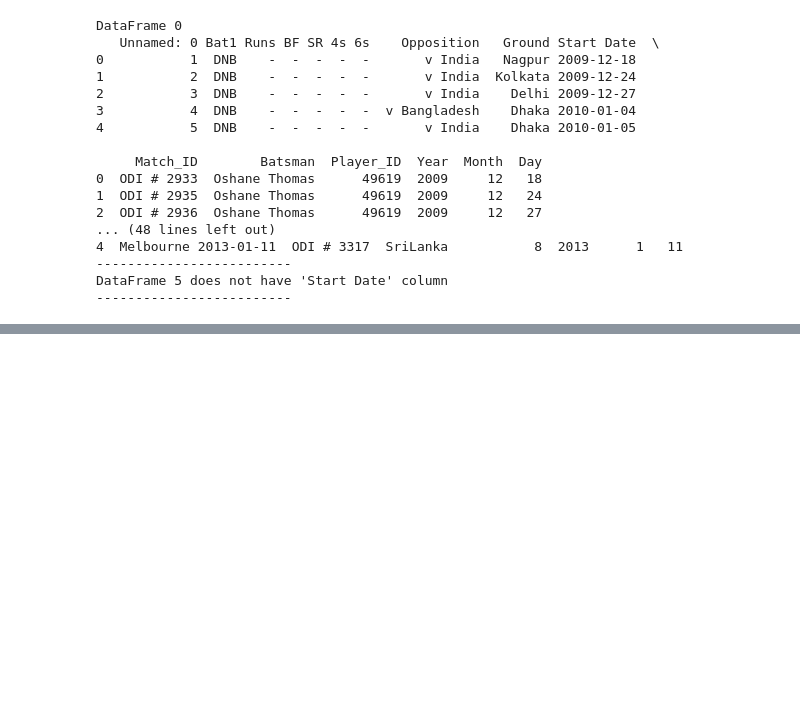
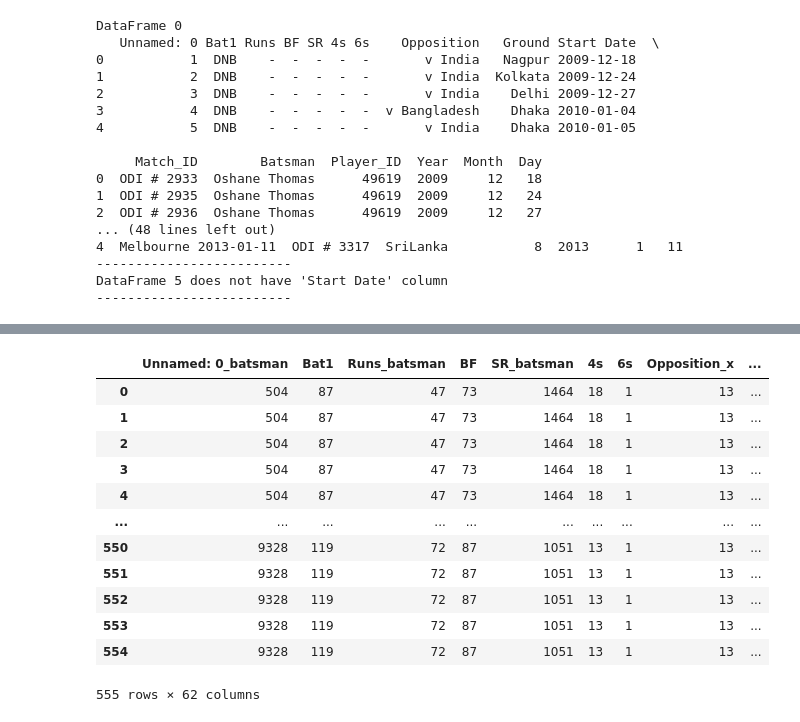
Before and after one commit to JaveriaIrfan686/Cricket-Player-Performance-Prediction-using-machine-learning, a Jupyter notebook: Cricket Player Performance Predict.ipynb, the cells around one changed output, grey strips where cells are left out. Saved outputs shown, nothing was run; the diff lists cells and outputs as text; code cells hidden in the pictures; blank space fills up the shorter version.

Commit message:
grand dataset created

```diff
--- a/Cricket Player Performance Predict.ipynb
+++ b/Cricket Player Performance Predict.ipynb
@@ -585,0 +790,6 @@ bowlerData_df.head()
+# %%
+common_columns = ['Unnamed: 0', 'Ground', 'Country', 'Month', 'Day']
+
+# Merge the DataFrames based on the common columns
+batsman_bowler_GrondAvg_ODIResults_Total_mergedDF = batsman_bowler_GrondAvg_ODIResults_mergedDF.merge(ODIMatchTotals_df, on=common_columns)
+batsman_bowler_GrondAvg_ODIResults_Total_mergedDF.head()
@@ -585,0 +818,18 @@ bowlerData_df.head()
+# %%
+#Lets Join batsman_join_bowler_GrondAvg_OD & data5
+grand_df=pd.merge(batsman_bowler_GrondAvg_ODIResults_Total_mergedDF,WCplayers_df,on=['Country'], how='inner')
+grand_df
+# %% [output]
+|  | Unnamed: 0_batsman | Bat1 | Runs_batsman | BF | SR_batsman | 4s | 6s | Opposition_x | ... |
+| 0 | 504 | 87 | 47 | 73 | 1464 | 18 | 1 | 13 | ... |
+| 1 | 504 | 87 | 47 | 73 | 1464 | 18 | 1 | 13 | ... |
+| 2 | 504 | 87 | 47 | 73 | 1464 | 18 | 1 | 13 | ... |
+| 3 | 504 | 87 | 47 | 73 | 1464 | 18 | 1 | 13 | ... |
+| 4 | 504 | 87 | 47 | 73 | 1464 | 18 | 1 | 13 | ... |
+| ... | ... | ... | ... | ... | ... | ... | ... | ... | ... |
+| 550 | 9328 | 119 | 72 | 87 | 1051 | 13 | 1 | 13 | ... |
+| 551 | 9328 | 119 | 72 | 87 | 1051 | 13 | 1 | 13 | ... |
+| 552 | 9328 | 119 | 72 | 87 | 1051 | 13 | 1 | 13 | ... |
+| 553 | 9328 | 119 | 72 | 87 | 1051 | 13 | 1 | 13 | ... |
+| 554 | 9328 | 119 | 72 | 87 | 1051 | 13 | 1 | 13 | ... |
+555 rows × 62 columns
```
Also changed, not shown: parts of 17 cells of this notebook.
